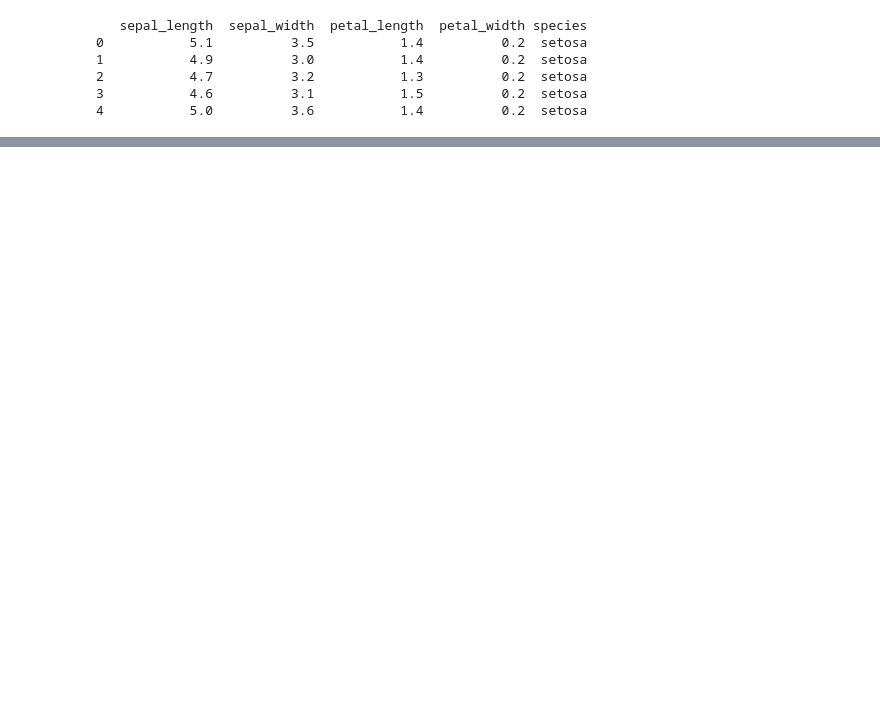
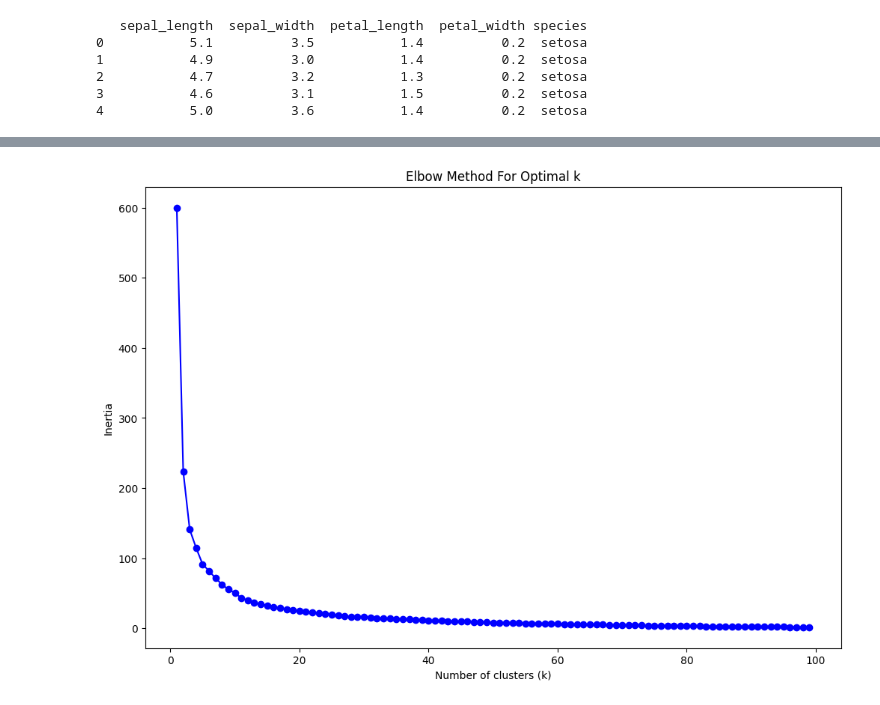
Before and after one commit to SINGH-RAJVEER/Assessments, a Jupyter notebook: Assessment 3/index.ipynb, the cells around one changed output, grey strips where cells are left out. Cells and saved outputs as stored; diff of their text form; code cells hidden in the pictures; blank space fills up the shorter version.

```diff
--- a/Assessment 3/index.ipynb
+++ b/Assessment 3/index.ipynb
@@ -44,0 +190,21 @@ dtype: int64
+# %%
+X = df.drop('species', axis=1)
+
+scaler = StandardScaler()
+X_scaled = scaler.fit_transform(X)
+# %%
+inertia = []
+K = range(1, 100)
+for k in K:
+    kmeans = KMeans(n_clusters=k, random_state=42, n_init=10)
+    kmeans.fit(X_scaled)
+    inertia.append(kmeans.inertia_)
+
+plt.figure(figsize=(12, 8))
+plt.plot(K, inertia, 'bo-')
+plt.xlabel('Number of clusters (k)')
+plt.ylabel('Inertia')
+plt.title('Elbow Method For Optimal k')
+plt.show()
+# %% [output]
+[figure, added]
```
Also changed, not shown: parts of 23 cells of this notebook, 4 other files.
